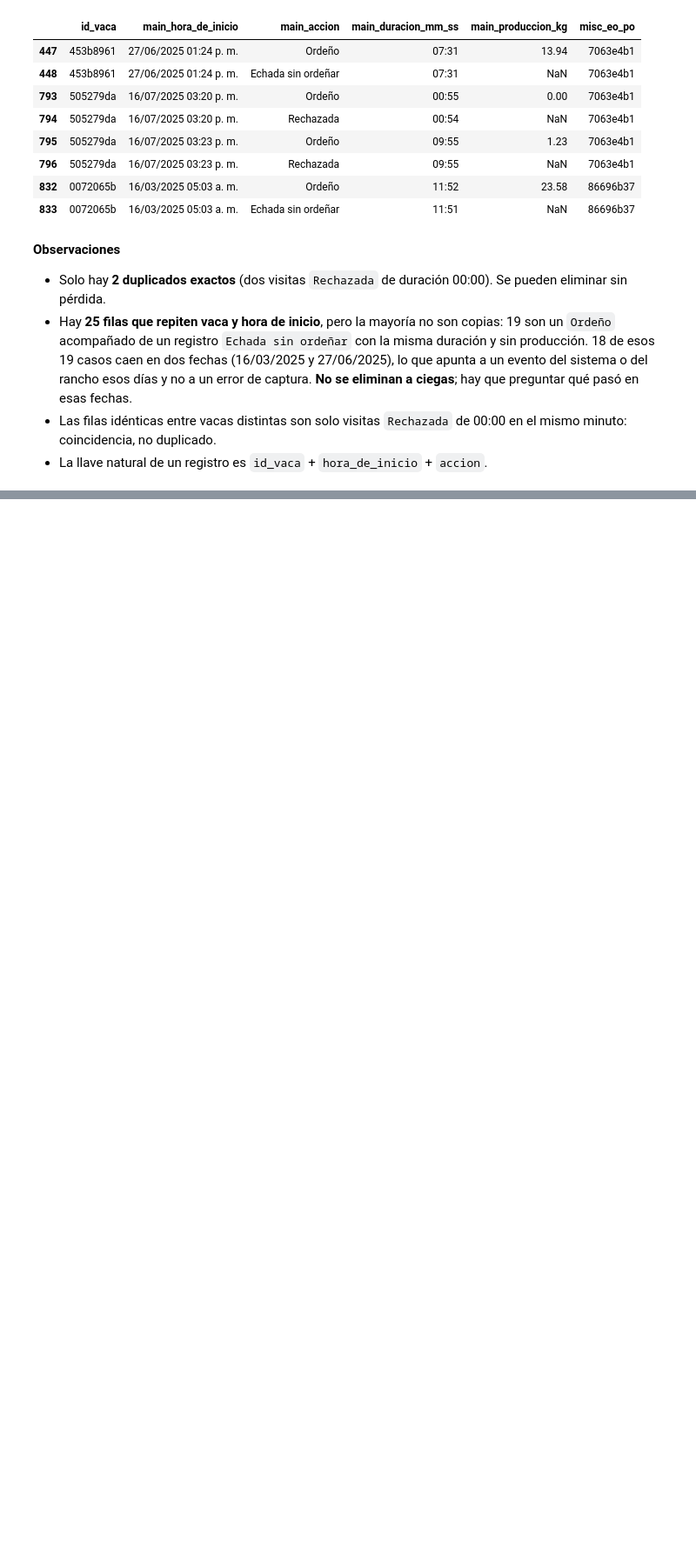
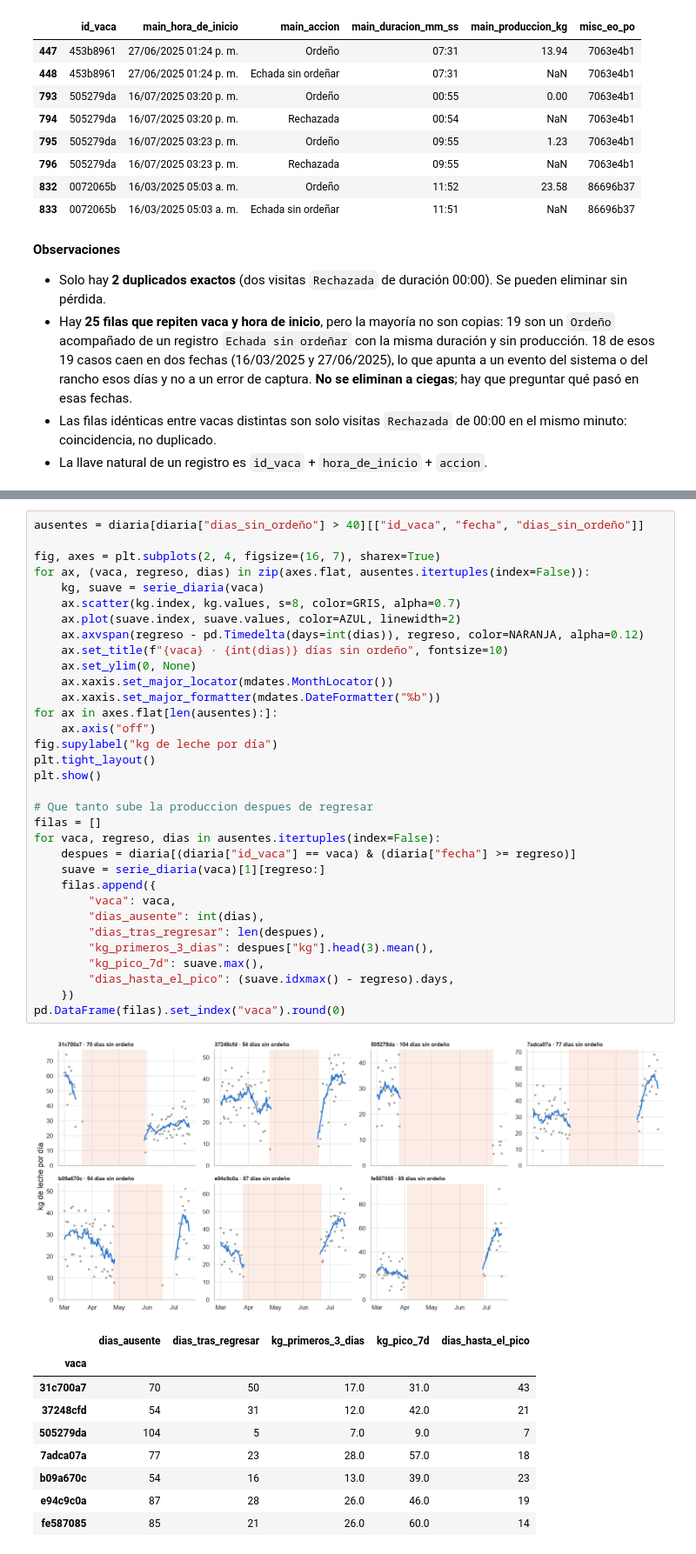
Before and after one commit to EmilioQuinonez/VACAS_IA, a Jupyter notebook: src/DU/understandingData.ipynb, the cells around one changed output, grey strips where cells are left out. Shown at 87% size. Saved outputs shown, nothing was run; the diff lists cells and outputs as text; blank space fills up the shorter version.

```diff
--- a/src/DU/understandingData.ipynb
+++ b/src/DU/understandingData.ipynb
@@ -400,0 +495,44 @@ main_hora_de_inicio
+# %%
+ausentes = diaria[diaria["dias_sin_ordeño"] > 40][["id_vaca", "fecha", "dias_sin_ordeño"]]
+
+fig, axes = plt.subplots(2, 4, figsize=(16, 7), sharex=True)
+for ax, (vaca, regreso, dias) in zip(axes.flat, ausentes.itertuples(index=False)):
+    kg, suave = serie_diaria(vaca)
+    ax.scatter(kg.index, kg.values, s=8, color=GRIS, alpha=0.7)
+    ax.plot(suave.index, suave.values, color=AZUL, linewidth=2)
+    ax.axvspan(regreso - pd.Timedelta(days=int(dias)), regreso, color=NARANJA, alpha=0.12)
+    ax.set_title(f"{vaca} · {int(dias)} días sin ordeño", fontsize=10)
+    ax.set_ylim(0, None)
+    ax.xaxis.set_major_locator(mdates.MonthLocator())
+    ax.xaxis.set_major_formatter(mdates.DateFormatter("%b"))
+for ax in axes.flat[len(ausentes):]:
+    ax.axis("off")
+fig.supylabel("kg de leche por día")
+plt.tight_layout()
+plt.show()
+
+# Que tanto sube la produccion despues de regresar
+filas = []
+for vaca, regreso, dias in ausentes.itertuples(index=False):
+    despues = diaria[(diaria["id_vaca"] == vaca) & (diaria["fecha"] >= regreso)]
+    suave = serie_diaria(vaca)[1][regreso:]
+    filas.append({
+        "vaca": vaca,
+        "dias_ausente": int(dias),
+        "dias_tras_regresar": len(despues),
+        "kg_primeros_3_dias": despues["kg"].head(3).mean(),
+        "kg_pico_7d": suave.max(),
+        "dias_hasta_el_pico": (suave.idxmax() - regreso).days,
+    })
+pd.DataFrame(filas).set_index("vaca").round(0)
+# %% [output]
+[figure, added]
+|  | dias_ausente | dias_tras_regresar | kg_primeros_3_dias | kg_pico_7d | dias_hasta_el_pico |
+| vaca |  |  |  |  |  |
+| 31c700a7 | 70 | 50 | 17.0 | 31.0 | 43 |
+| 37248cfd | 54 | 31 | 12.0 | 42.0 | 21 |
+| 505279da | 104 | 5 | 7.0 | 9.0 | 7 |
+| 7adca07a | 77 | 23 | 28.0 | 57.0 | 18 |
+| b09a670c | 54 | 16 | 13.0 | 39.0 | 23 |
+| e94c9c0a | 87 | 28 | 26.0 | 46.0 | 19 |
+| fe587085 | 85 | 21 | 26.0 | 60.0 | 14 |
```
Also changed, not shown: parts of 9 cells of this notebook.
